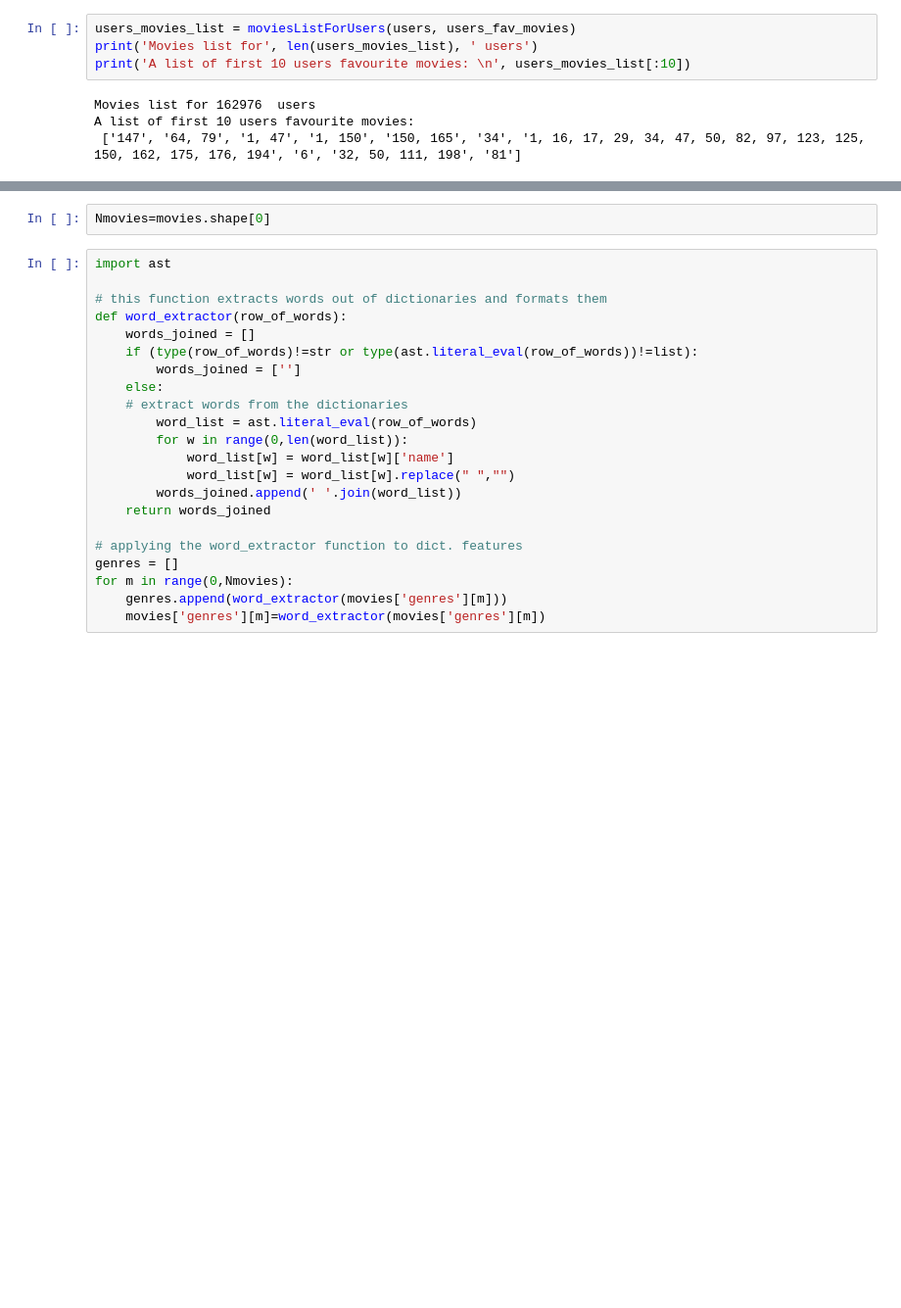
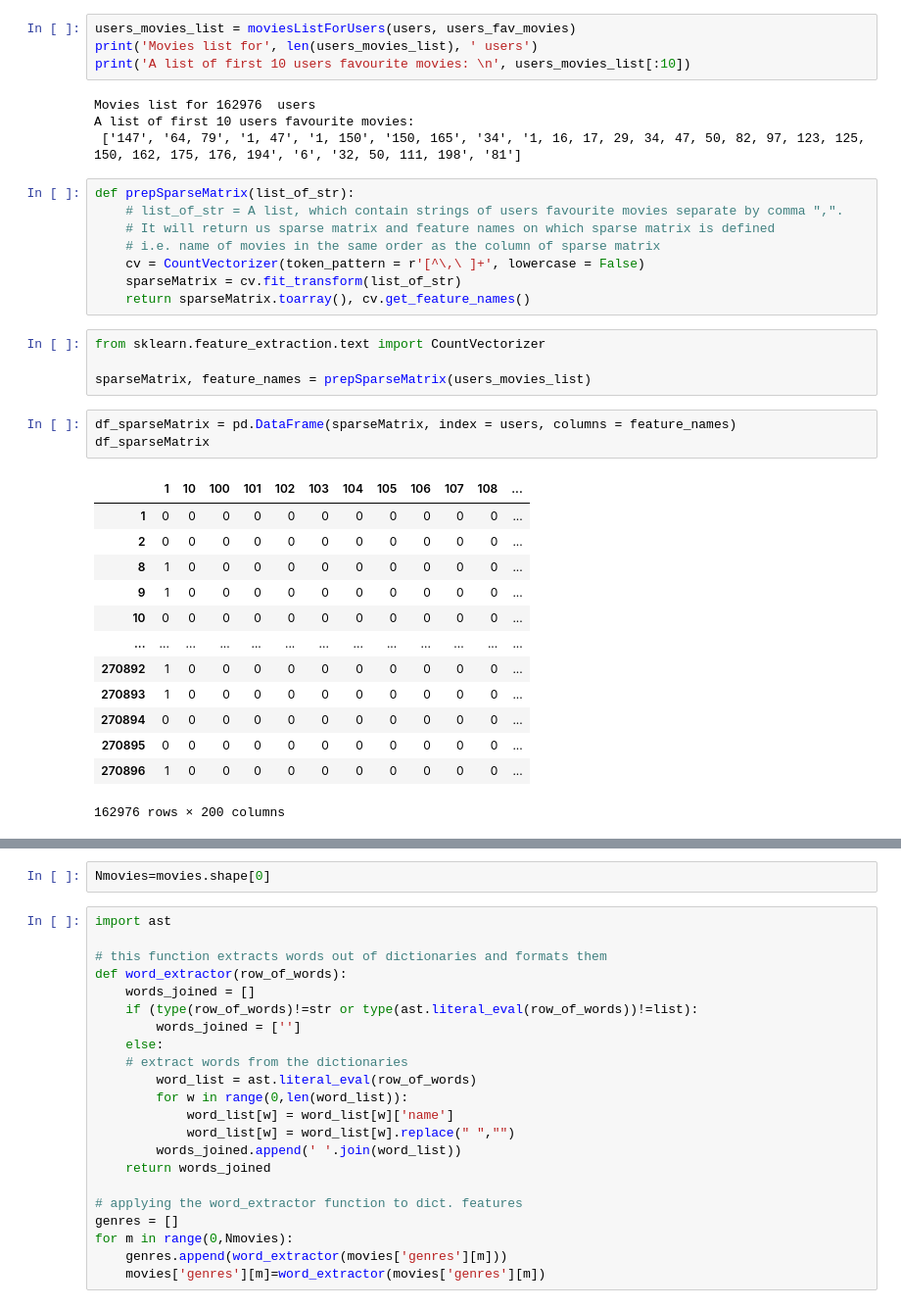
Before and after one commit to haidour18/Benchemarking-Recommender-systems-, a Jupyter notebook: Kmeans.ipynb, the cells around one changed output, grey strips where cells are left out. Shown at 98% size. Saved outputs shown, nothing was run; the diff lists cells and outputs as text; blank space fills up the shorter version.

```diff
--- a/Kmeans.ipynb
+++ b/Kmeans.ipynb
@@ -199,3 +199,32 @@ print('A list of first 10 users favourite movies: \n', users_movies_list[:10])
 Movies list for 162976  users
 A list of first 10 users favourite movies:
  ['147', '64, 79', '1, 47', '1, 150', '150, 165', '34', '1, 16, 17, 29, 34, 47, 50, 82, 97, 123, 125, 150, 162, 175, 176, 194', '6', '32, 50, 111, 198', '81']
+# %%
+def prepSparseMatrix(list_of_str):
+    # list_of_str = A list, which contain strings of users favourite movies separate by comma ",".
+    # It will return us sparse matrix and feature names on which sparse matrix is defined
+    # i.e. name of movies in the same order as the column of sparse matrix
+    cv = CountVectorizer(token_pattern = r'[^\,\ ]+', lowercase = False)
+    sparseMatrix = cv.fit_transform(list_of_str)
+    return sparseMatrix.toarray(), cv.get_feature_names()
+# %%
+from sklearn.feature_extraction.text import CountVectorizer
+
+sparseMatrix, feature_names = prepSparseMatrix(users_movies_list)
+# %%
+df_sparseMatrix = pd.DataFrame(sparseMatrix, index = users, columns = feature_names)
+df_sparseMatrix
+# %% [output]
+|  | 1 | 10 | 100 | 101 | 102 | 103 | 104 | 105 | 106 | 107 | 108 | ... |
+| 1 | 0 | 0 | 0 | 0 | 0 | 0 | 0 | 0 | 0 | 0 | 0 | ... |
+| 2 | 0 | 0 | 0 | 0 | 0 | 0 | 0 | 0 | 0 | 0 | 0 | ... |
+| 8 | 1 | 0 | 0 | 0 | 0 | 0 | 0 | 0 | 0 | 0 | 0 | ... |
+| 9 | 1 | 0 | 0 | 0 | 0 | 0 | 0 | 0 | 0 | 0 | 0 | ... |
+| 10 | 0 | 0 | 0 | 0 | 0 | 0 | 0 | 0 | 0 | 0 | 0 | ... |
+| ... | ... | ... | ... | ... | ... | ... | ... | ... | ... | ... | ... | ... |
+| 270892 | 1 | 0 | 0 | 0 | 0 | 0 | 0 | 0 | 0 | 0 | 0 | ... |
+| 270893 | 1 | 0 | 0 | 0 | 0 | 0 | 0 | 0 | 0 | 0 | 0 | ... |
+| 270894 | 0 | 0 | 0 | 0 | 0 | 0 | 0 | 0 | 0 | 0 | 0 | ... |
+| 270895 | 0 | 0 | 0 | 0 | 0 | 0 | 0 | 0 | 0 | 0 | 0 | ... |
+| 270896 | 1 | 0 | 0 | 0 | 0 | 0 | 0 | 0 | 0 | 0 | 0 | ... |
+162976 rows × 200 columns
```
Also changed, not shown: parts of 17 cells of this notebook.
